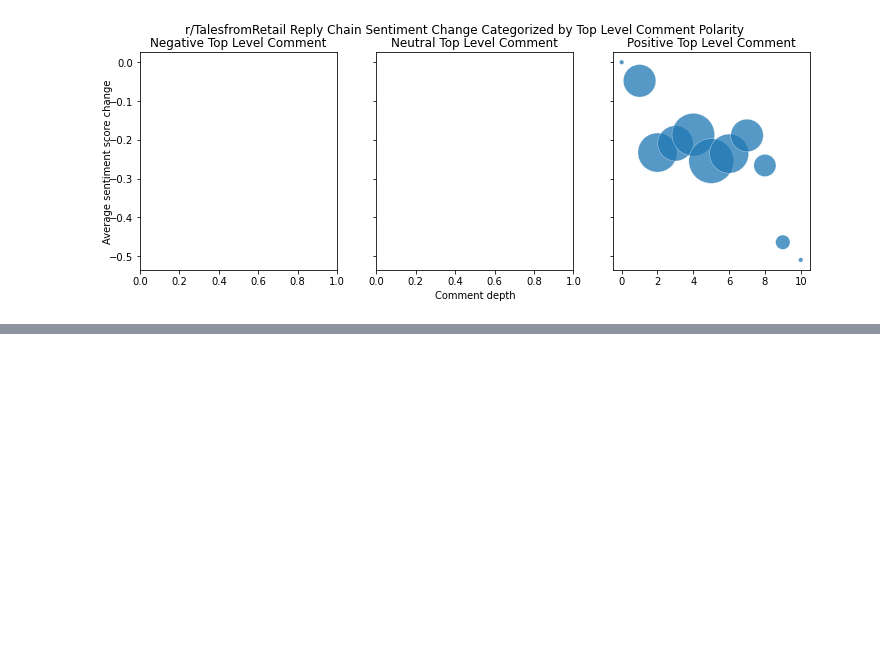
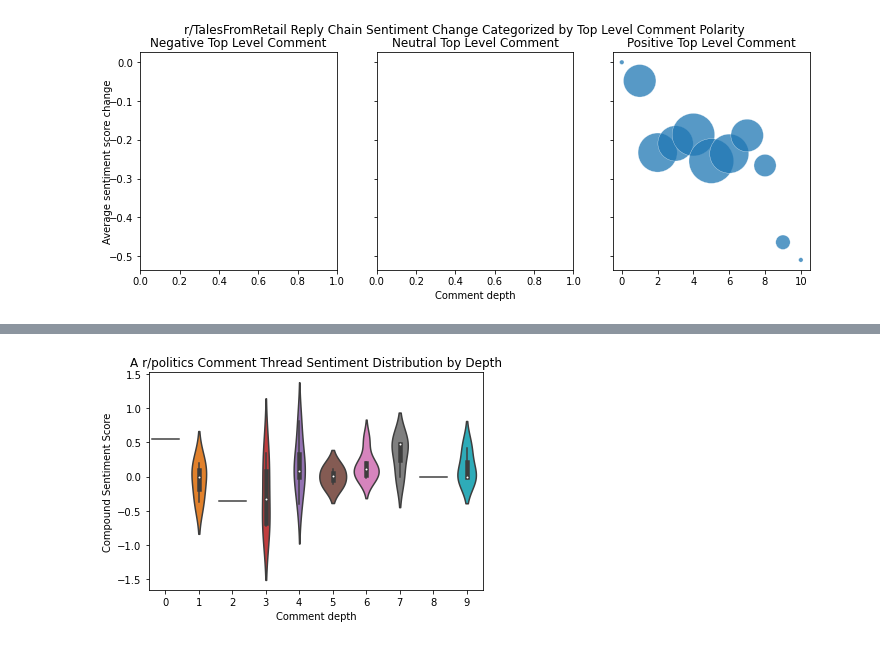
Before and after one commit to olincollege/reddit-sentiment, a Jupyter notebook: workspace.ipynb, the cells around one changed output, grey strips where cells are left out. Saved outputs shown, nothing was run; the diff lists cells and outputs as text; code cells hidden in the pictures; blank space fills up the shorter version.

```diff
--- a/workspace.ipynb
+++ b/workspace.ipynb
@@ -166,0 +160,6 @@ plotting_functions.sentiment_distribution_violin(subreddit, sentiment_dicts[0])
+# %%
+subreddit = 'politics'
+sentiment_dicts = analyze_subreddit_distribution(subreddit)
+plotting_functions.sentiment_distribution_violin(subreddit, sentiment_dicts[0])
+# %% [output]
+[figure, added]
```
Also changed, not shown: parts of 22 cells of this notebook, 1 other file.
